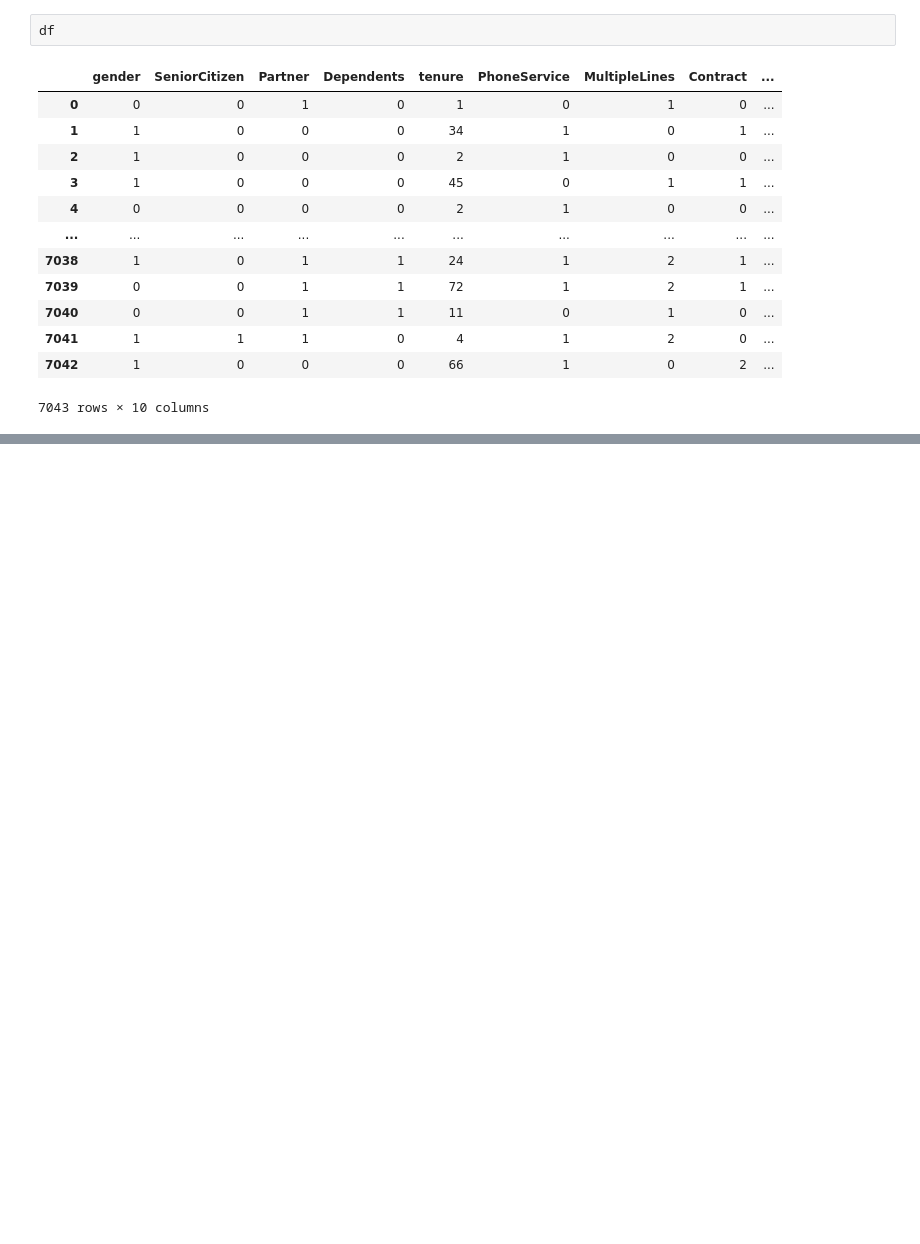
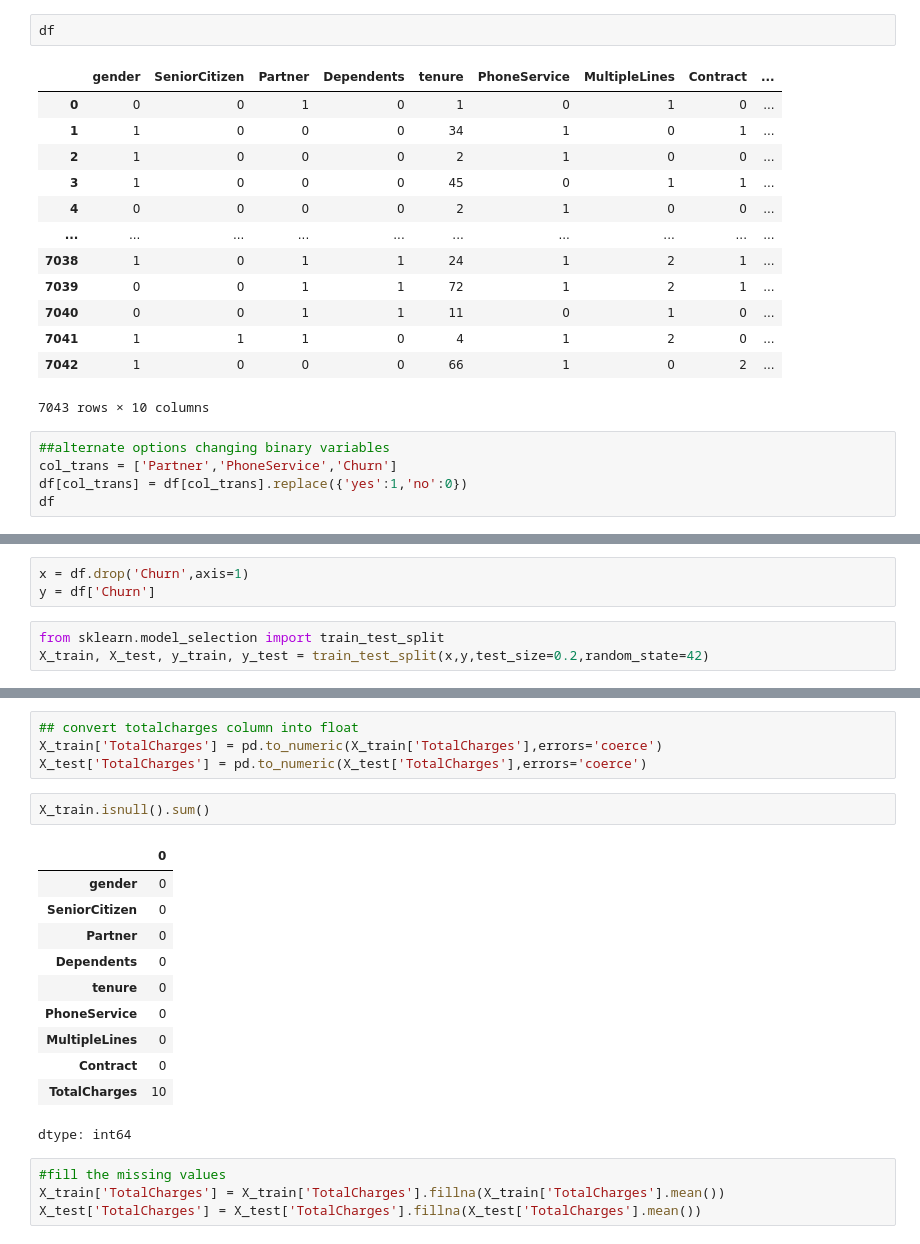
Before and after one commit to ojaspaul123/ML-Experiments, a Jupyter notebook: ML_Projects/Churn Prediction/churn_prediction.ipynb, the cells around one changed output, grey strips where cells are left out. Drawn from its saved outputs; the diff is of its cells as text; blank space fills up the shorter version.

```diff
--- a/ML_Projects/Churn Prediction/churn_prediction.ipynb
+++ b/ML_Projects/Churn Prediction/churn_prediction.ipynb
@@ -83,3 +83,8 @@ df
 | 7041 | 1 | 1 | 1 | 0 | 4 | 1 | 2 | 0 | ... |
 | 7042 | 1 | 0 | 0 | 0 | 66 | 1 | 0 | 2 | ... |
 7043 rows × 10 columns
+# %%
+##alternate options changing binary variables
+col_trans = ['Partner','PhoneService','Churn']
+df[col_trans] = df[col_trans].replace({'yes':1,'no':0})
+df
@@ -85,0 +112,6 @@ df
+# %%
+x = df.drop('Churn',axis=1)
+y = df['Churn']
+# %%
+from sklearn.model_selection import train_test_split
+X_train, X_test, y_train, y_test = train_test_split(x,y,test_size=0.2,random_state=42)
@@ -85,0 +143,22 @@ df
+# %%
+## convert totalcharges column into float
+X_train['TotalCharges'] = pd.to_numeric(X_train['TotalCharges'],errors='coerce')
+X_test['TotalCharges'] = pd.to_numeric(X_test['TotalCharges'],errors='coerce')
+# %%
+X_train.isnull().sum()
+# %% [output]
+|  | 0 |
+| gender | 0 |
+| SeniorCitizen | 0 |
+| Partner | 0 |
+| Dependents | 0 |
+| tenure | 0 |
+| PhoneService | 0 |
+| MultipleLines | 0 |
+| Contract | 0 |
+| TotalCharges | 10 |
+dtype: int64
+# %%
+#fill the missing values
+X_train['TotalCharges'] = X_train['TotalCharges'].fillna(X_train['TotalCharges'].mean())
+X_test['TotalCharges'] = X_test['TotalCharges'].fillna(X_test['TotalCharges'].mean())
```
Also changed, not shown: parts of 17 cells of this notebook.
